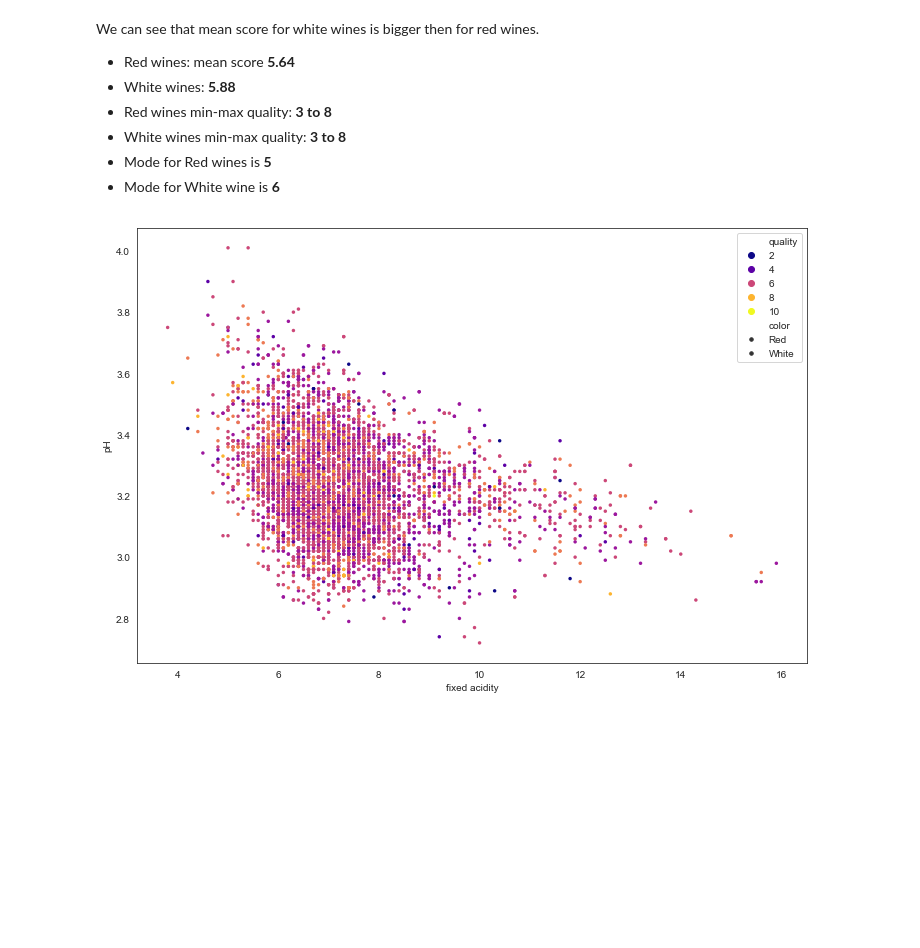
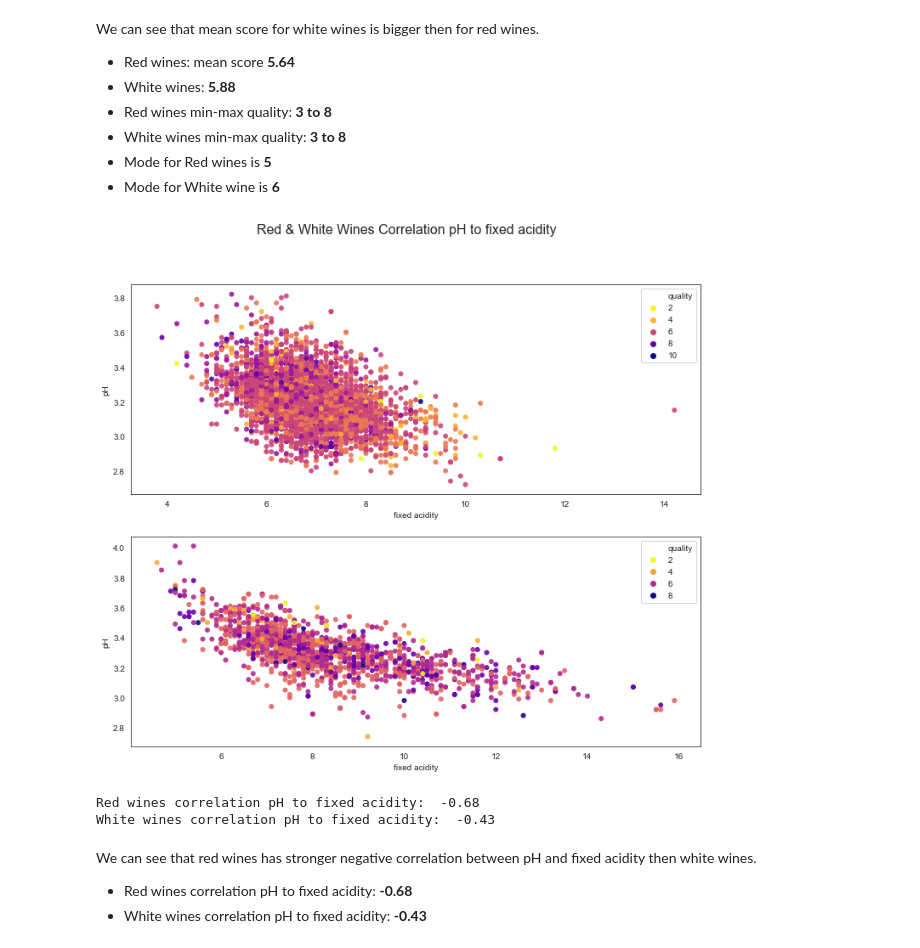
Before and after one commit to JakubPluta/EDA-ML, a Jupyter notebook: Wine Quality - EDA .ipynb, the cells around one changed output. Drawn from its saved outputs; the diff is of its cells as text; code cells hidden in the pictures; blank space fills up the shorter version.

```diff
--- a/Wine Quality - EDA .ipynb
+++ b/Wine Quality - EDA .ipynb
@@ -134,9 +134,21 @@ We can see that mean score for white wines is bigger then for red wines.
 * White wines min-max quality: __3 to 8__
 * Mode for Red wines is __5__
 * Mode for White wine is __6__
-# %%
-plt.figure(figsize=(12,8))
-sns.despine(f, left=True, bottom=True)
-sns.scatterplot(data=wines_nodummy,x='fixed acidity',y='pH',hue='quality',size='color',palette="plasma", sizes=(12,12), linewidth=0);
-# %% [output]
-[figure, removed]
+# %%
+f,ax = plt.subplots(2,1,figsize=(12,10))
+#sns.despine(f, left=True, bottom=True)
+sns.scatterplot(data=wines_nodummy[wines_nodummy['color']=='White'],x='fixed acidity',y='pH',hue='quality',palette="plasma_r", linewidth=0,ax=ax[0],alpha=.9);
+sns.scatterplot(data=wines_nodummy[wines_nodummy['color']=='Red'],x='fixed acidity',y='pH',hue='quality',palette="plasma_r", linewidth=0,ax=ax[1],alpha=.9);
+f.suptitle("Red & White Wines Correlation pH to fixed acidity", fontsize=16);
+# %% [output]
+[figure, added]
+# %%
+print('Red wines correlation pH to fixed acidity: ',round(wines_nodummy[wines_nodummy['color']=='Red'][['pH','fixed acidity']].corr()['pH']['fixed acidity'],2))
+print('White wines correlation pH to fixed acidity: ',round(wines_nodummy[wines_nodummy['color']=='White'][['pH','fixed acidity']].corr()['pH']['fixed acidity'],2))
+# %% [output]
+Red wines correlation pH to fixed acidity:  -0.68
+White wines correlation pH to fixed acidity:  -0.43
+# %% [markdown]
+We can see that red wines has stronger negative correlation between pH and fixed acidity then white wines.
+* Red wines correlation pH to fixed acidity:  __-0.68__
+* White wines correlation pH to fixed acidity:  __-0.43__
```
